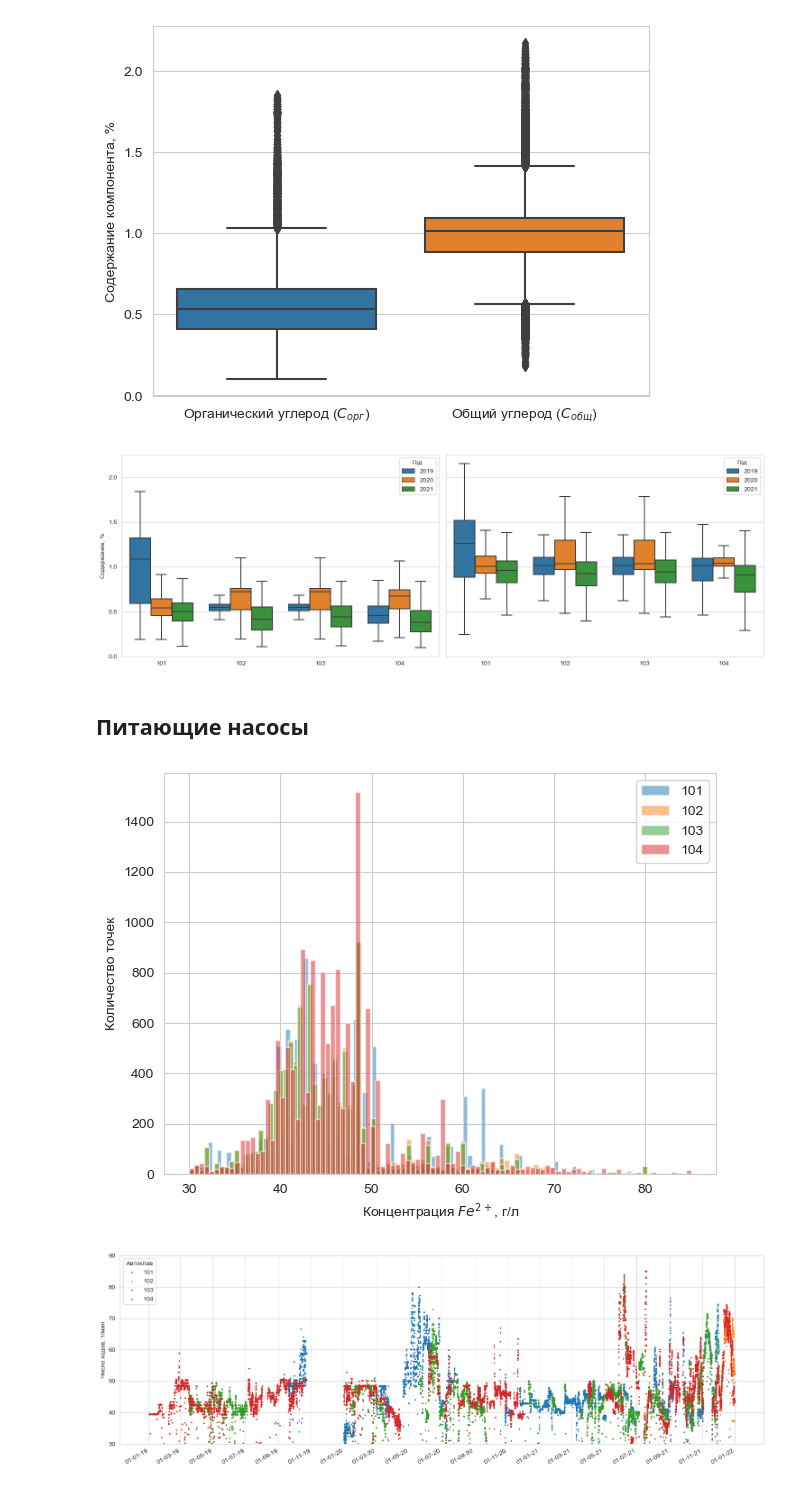
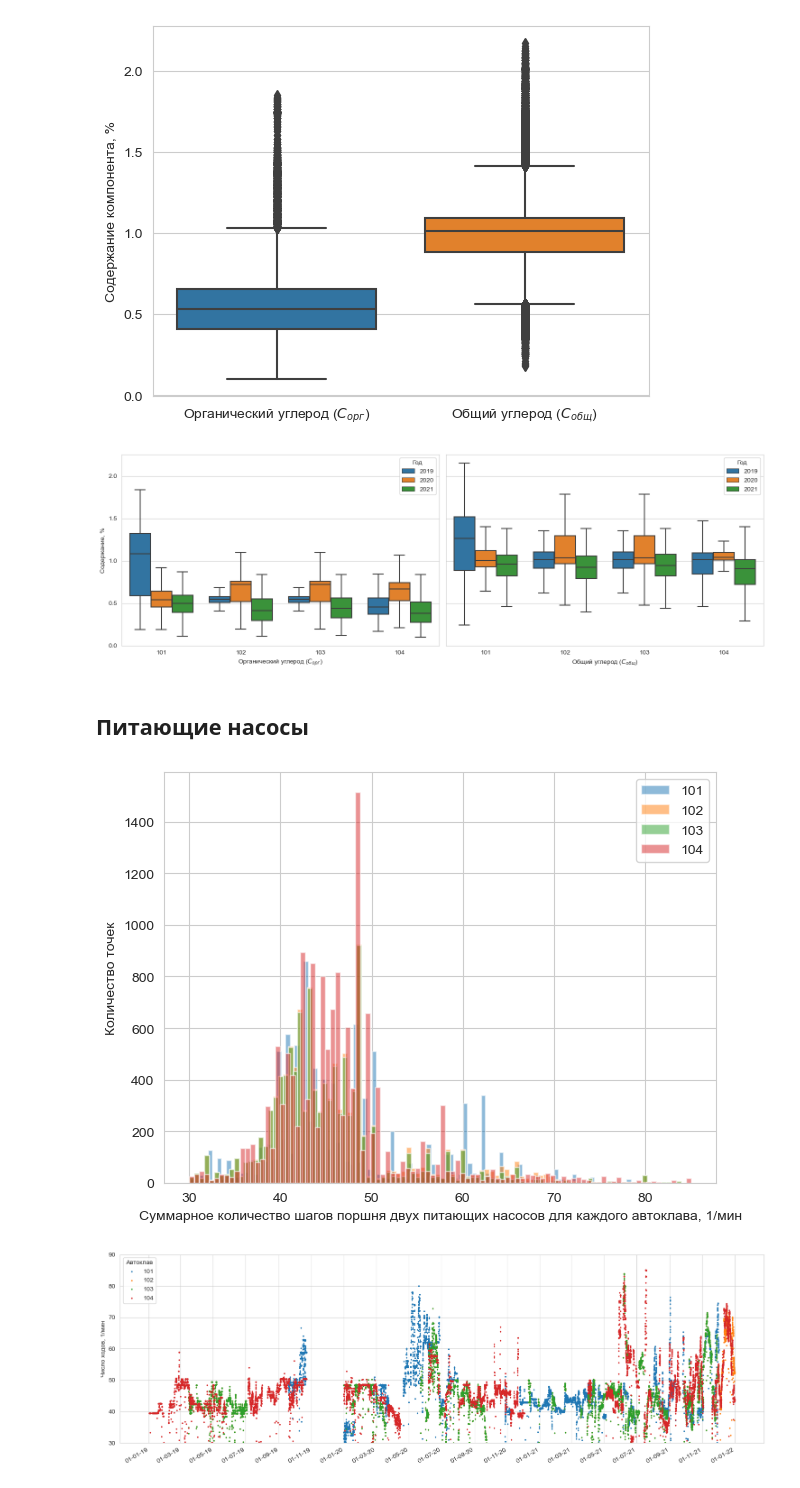
Before and after one commit to ss52/project_pox_pokr, a Jupyter notebook: notebooks/EDA/EDA_clean_featured_df.ipynb, the cells around one changed output. Cells and saved outputs as stored; diff of their text form; code cells hidden in the pictures.

```diff
--- a/notebooks/EDA/EDA_clean_featured_df.ipynb
+++ b/notebooks/EDA/EDA_clean_featured_df.ipynb
@@ -187,8 +191,8 @@ sns.boxplot(data=df, y='Ctot', x='ac', hue=df.index.year, whis=1.5, showfliers=F
 ax[0].legend(title='Год')
 ax[1].legend(title='Год')
 
-ax[0].set_xlabel('')
-ax[1].set_xlabel('')
+ax[0].set_xlabel('Органический углерод ($С_{орг}$)')
+ax[1].set_xlabel('Общий углерод ($С_{общ}$)')
 
 ax[0].set_ylabel("Содержание, %")
 ax[1].set_ylabel("")
@@ -196,24 +200,24 @@ ax[1].set_ylabel("")
 fig.tight_layout()
 plt.show()
 # %% [output]
-[figure, old version]
+[figure, new version]
 # %% [markdown]
 ## Питающие насосы
 # %%
 fig, ax = plt.subplots()
 
 for ac in [101, 102, 103, 104]:
     ax.hist(df.loc[df['ac'] == ac, ['Fel_sum']], bins=100, alpha=0.5, label=ac)
 
 ax.legend()
 
-ax.set_xlabel("Концентрация $Fe^{2+}$, г/л")
+ax.set_xlabel("Суммарное количество шагов поршня двух питающих насосов для каждого автоклава, 1/мин")
 ax.set_ylabel("Количество точек")
 
 fig.tight_layout()
 plt.show();
 # %% [output]
-[figure, old version]
+[figure, new version]
 # %%
 fig, ax = plt.subplots(figsize=(15, 5))
 
```
Also changed, not shown: parts of 5 cells of this notebook.
